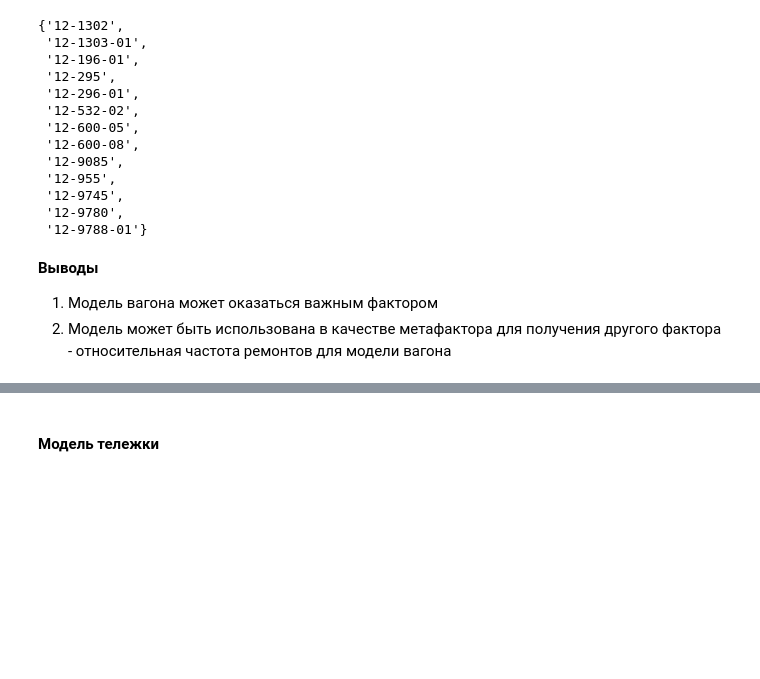
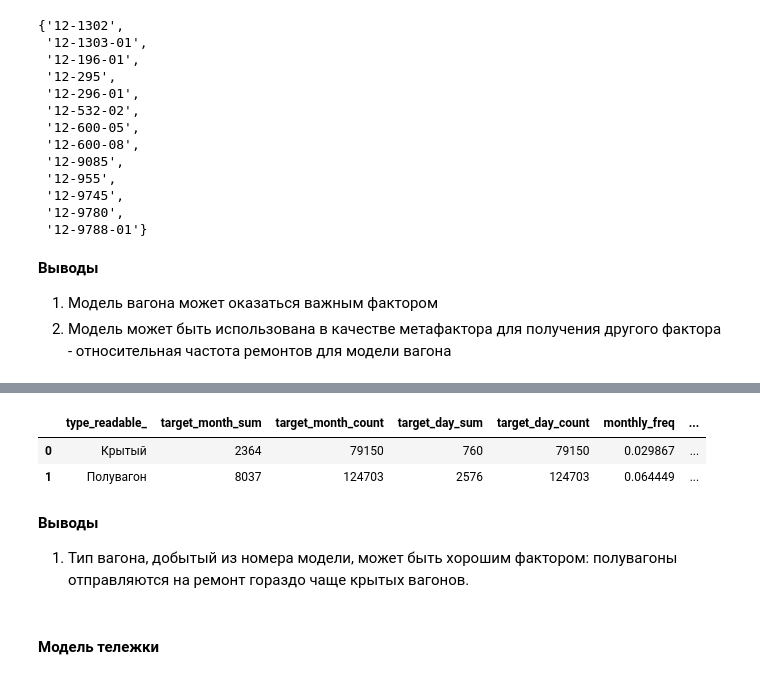
Before and after one commit to mxteen/datawagon_2023, a Jupyter notebook: notebooks/01_task2_EDA.ipynb, the cells around one changed output, grey strips where cells are left out. Cells and saved outputs as stored; diff of their text form; code cells hidden in the pictures; blank space fills up the shorter version.

Commit message:
analysed the influence of the car type on target

```diff
--- a/notebooks/01_task2_EDA.ipynb
+++ b/notebooks/01_task2_EDA.ipynb
@@ -204,3 +206,27 @@ set.intersection(set(top15_10day['model_']), set(top15_month['model_']))
+# %%
+df_tech['type'] = df_tech['model'].apply(lambda x: x[:2])
+df_tech['type_readable'] = df_tech['type'].apply(lambda x: 'Полувагон' if x == '12' else 'Крытый')
+# %%
+wagon_type = df_tech.groupby(by='type_readable').aggregate({
+    'target_month': ['sum', 'count'],
+    'target_day': ['sum', 'count']
+}).reset_index()
+
+# более понятные заголовки таблицы, избавляемся от MiltiIndex
+wagon_type.columns = wagon_type.columns.map('_'.join)
+
+# расчёт относительной частоты отправки в ремонт
+wagon_type['monthly_freq'] = wagon_type['target_month_sum'] / wagon_type['target_month_count']
+wagon_type['daily_freq'] = wagon_type['target_day_sum'] / wagon_type['target_day_count']
+# %%
+wagon_type
+# %% [output]
+|  | type_readable_ | target_month_sum | target_month_count | target_day_sum | target_day_count | monthly_freq | ... |
+| 0 | Крытый | 2364 | 79150 | 760 | 79150 | 0.029867 | ... |
+| 1 | Полувагон | 8037 | 124703 | 2576 | 124703 | 0.064449 | ... |
+# %% [markdown]
+**Выводы**
+1. Тип вагона, добытый из номера модели, может быть хорошим фактором: полувагоны отправляются на ремонт гораздо чаще крытых вагонов.
 # %% [markdown]
 ####  Модель тележки
 # %% [markdown]
```
Also changed, not shown: parts of 6 cells of this notebook.
